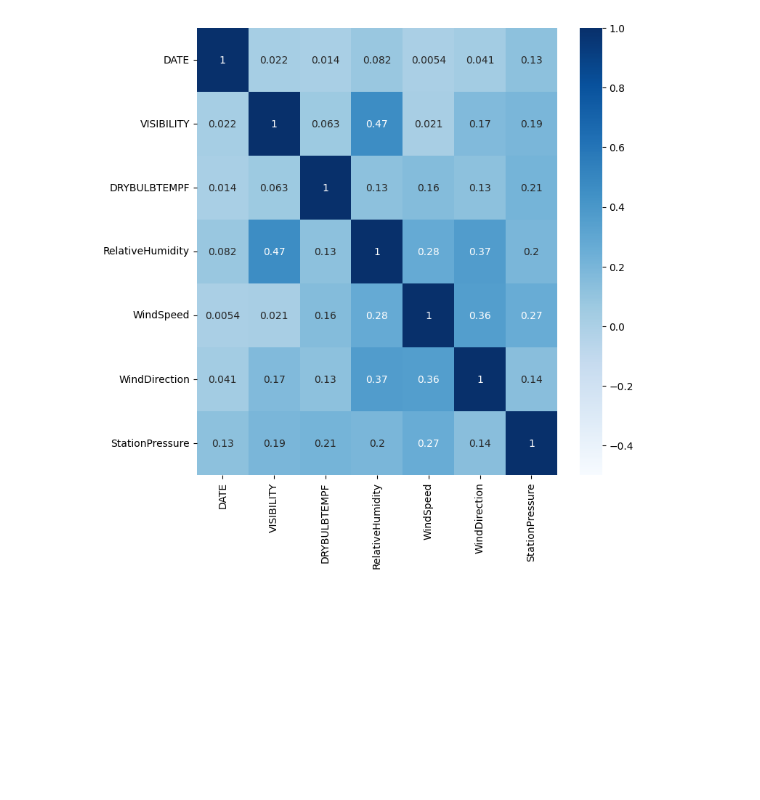
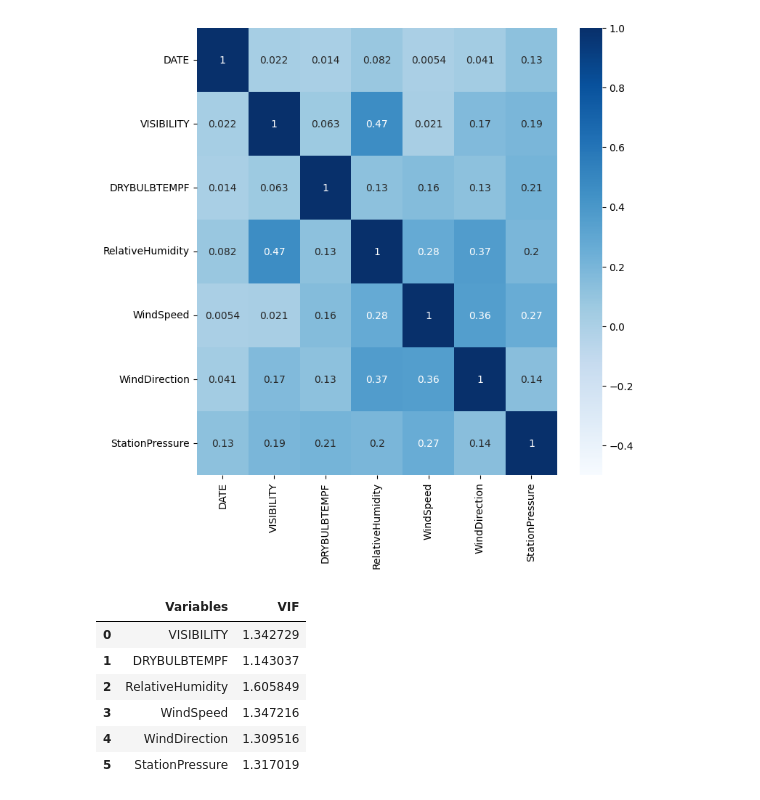
Before and after one commit to aaban-khan-dev/Climate-visibility-Project, a Jupyter notebook: notebooks/EDA_filter.ipynb, the cells around one changed output. Saved outputs shown, nothing was run; the diff lists cells and outputs as text; code cells hidden in the pictures; blank space fills up the shorter version.

```diff
--- a/notebooks/EDA_filter.ipynb
+++ b/notebooks/EDA_filter.ipynb
@@ -155,3 +156,32 @@ sns.heatmap(plt_data.corr().abs(),vmin=-0.5,vmax=1,annot=True,cmap='Blues')
 # %% [output]
 <Axes: >
 [figure]
+# %%
+# Multicollinearity check using VIF
+from statsmodels.stats.outliers_influence import variance_inflation_factor
+def compute_vif(considered_features,df):
+    X = df[considered_features]
+
+    # need of a constant for variance inflation factor calculation
+    X['Intercept'] = 1
+
+    vif = pd.DataFrame()
+    vif['Variables'] = X.columns
+    vif['VIF'] = [variance_inflation_factor(X.values, i) for i in range(X.shape[1])]
+    vif = vif[vif['Variables'] != 'Intercept']
+    return vif
+
+# need to remove the date time column which is not required
+
+features = df.columns.to_list()
+features.remove('DATE')
+
+compute_vif(features,df)
+# %% [output]
+|  | Variables | VIF |
+| 0 | VISIBILITY | 1.342729 |
+| 1 | DRYBULBTEMPF | 1.143037 |
+| 2 | RelativeHumidity | 1.605849 |
+| 3 | WindSpeed | 1.347216 |
+| 4 | WindDirection | 1.309516 |
+| 5 | StationPressure | 1.317019 |
```
Also changed, not shown: parts of 6 cells of this notebook, 1 other file.
